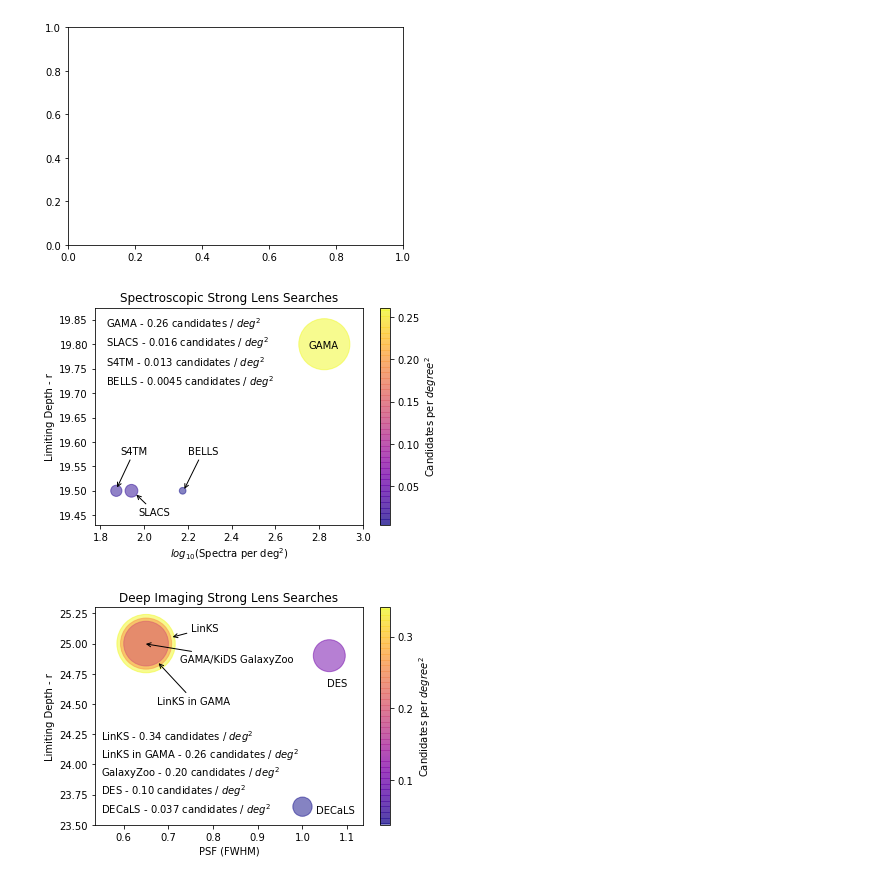
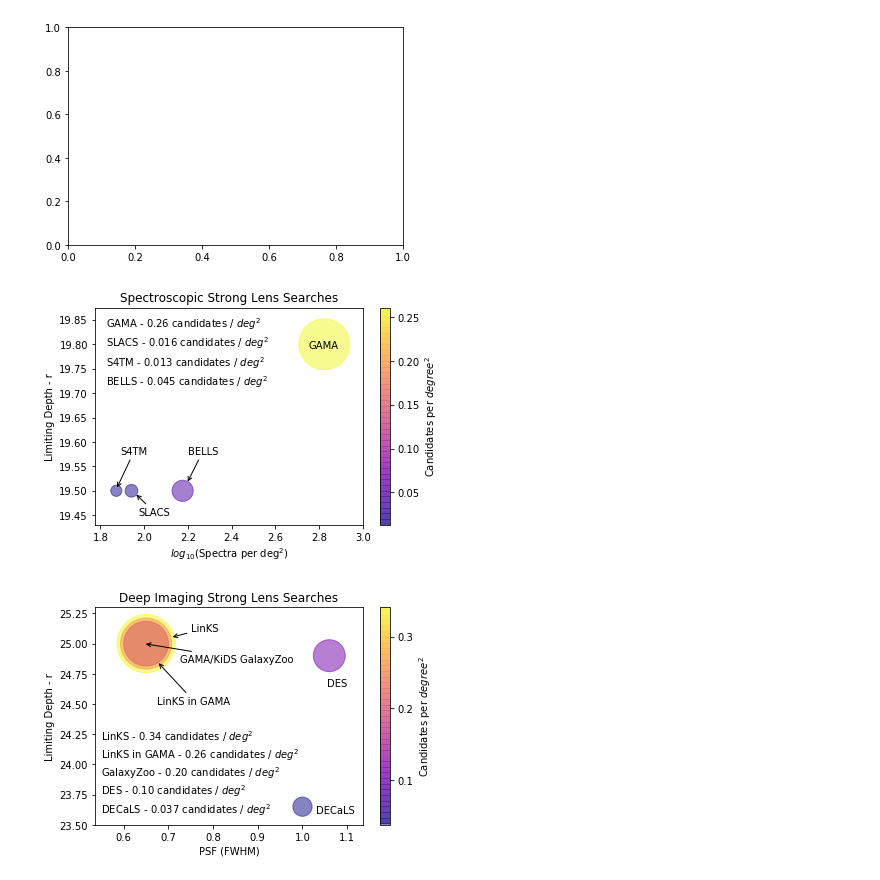
Before and after one commit to shawnknabel/lens_methods, a Jupyter notebook: Notebook_Files/Miscellaneous/Survey_Comparisons.ipynb, the cells around one changed output. Drawn from its saved outputs; the diff is of its cells as text; code cells hidden in the pictures.

```diff
--- a/Notebook_Files/Miscellaneous/Survey_Comparisons.ipynb
+++ b/Notebook_Files/Miscellaneous/Survey_Comparisons.ipynb
@@ -50,7 +52,7 @@ Candidates: 335
 spectroscopic_surveys = pd.DataFrame({'SURVEY_NAME' : ['GAMA II', 'SLACS', 'S4TM', 'BELLS'],
                                      'PARENT_SURVEY' : ['GAMA', 'SDSS-DR6 MAIN and SDSS-LRG', 'SDSS-DR7', 'BOSS (SDSS-III)'],
                                       # 9380 is SDSS DR7
-                                     'AREA_deg2' : [180, 8000, 9380, 10000],
+                                     'AREA_deg2' : [180, 8000, 9380, 1000],
                                      # 19.5 is with the nonsense.. 17.7 truly
                                      'DEPTH_r' : [19.8, 19.5, 19.5, 19.5],
                                       # GAMA equatorial from MagPhys.. I don't know how to find the others...
@@ -61,7 +63,7 @@ spectroscopic_surveys = pd.DataFrame({'SURVEY_NAME' : ['GAMA II', 'SLACS', 'S4TM
                                      'CANDIDATES_PER_SQDEG' : [0.2611, # 47/180
                                                                0.016375, #131/8000
                                                                0.01258, #118/9380
-                                                               0.004500]}, #45/10000]},
+                                                               0.04500]}, #45/10000]},
                                     )#index = [1,2,3,4])
 
 imaging_surveys = pd.DataFrame({'SURVEY_NAME' : ['LinKS','LinKS - GAMA', 'GAMA_KiDS_GZ', 'DES', 'DECALS'],
@@ -191,37 +193,37 @@ plt.text(2.75, 19.7925, "GAMA")
 plt.text(1.825, 19.835, 'GAMA - 0.26 candidates / $deg^{2}$')
 plt.text(1.825, 19.795, 'SLACS - 0.016 candidates / $deg^{2}$')
 plt.text(1.825, 19.755, 'S4TM - 0.013 candidates / $deg^{2}$')
-plt.text(1.825, 19.715, 'BELLS - 0.0045 candidates / $deg^{2}$')
+plt.text(1.825, 19.715, 'BELLS - 0.045 candidates / $deg^{2}$')
 
 
 ax.annotate("BELLS",
-            xy=(2.18,19.5), xycoords='data',
+            xy=(2.195,19.515), xycoords='data',
             xytext=(2.2,19.575), textcoords='data',
             arrowprops=dict(arrowstyle="->",
                             connectionstyle="arc3"),
             )
 
 ax.annotate("SLACS",
             xy=(1.9575,19.495), xycoords='data',
             xytext=(1.975,19.45), textcoords='data',
             arrowprops=dict(arrowstyle="->",
                             connectionstyle="arc3"),
             )
 
 ax.annotate("S4TM",
             xy=(1.8725,19.503), xycoords='data',
             xytext=(1.8925,19.575), textcoords='data',
             arrowprops=dict(arrowstyle="->",
                             connectionstyle="arc3"),
             )
 
 
 #plt.savefig('/home/shawn/Desktop/gravitational_lensing_research/Lens_Project_Visuals/Final_PDFs_for_Paper/spectroscopy_surveys_plot.pdf')
 #plt.savefig('/home/shawn/Desktop/gravitational_lensing_research/Lens_Project_Visuals/spectroscopy_surveys_plot.png')
 
 plt.show()
 # %% [output]
-[figure, old version]
+[figure, new version]
 # %%
 fig = plt.figure()
 ax = fig.add_subplot(111)
```
Also changed, not shown: parts of 1 cell of this notebook, 1 other file.
